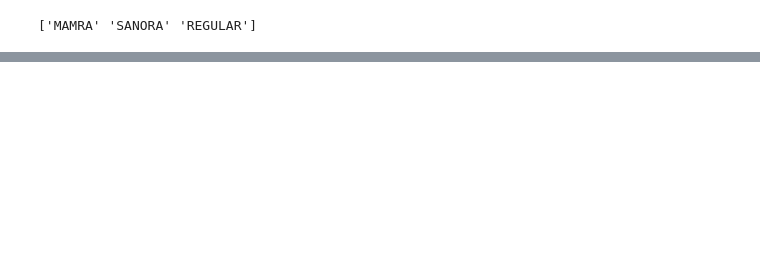
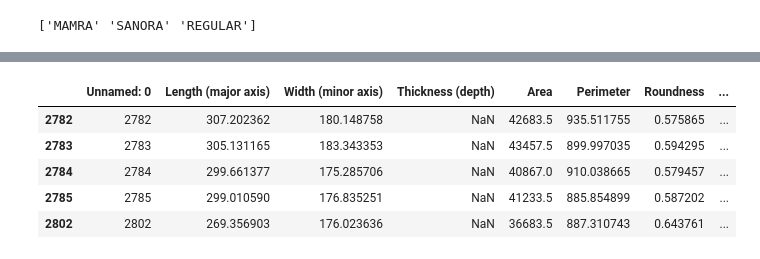
Before and after one commit to tarbazi/COS-711-Assignment-2, a Jupyter notebook: src/Almonds_Classifier.ipynb, the cells around one changed output, grey strips where cells are left out. Saved outputs shown, nothing was run; the diff lists cells and outputs as text; code cells hidden in the pictures; blank space fills up the shorter version.

Commit message:
Seperate dependent and independent variables

```diff
--- a/src/Almonds_Classifier.ipynb
+++ b/src/Almonds_Classifier.ipynb
@@ -55,0 +41,17 @@ plt.show()
+# %%
+myData.head()
+
+myCleanData = myData.dropna(subset = ["Area", "Perimeter", "Roundness", "Solidity", "Compactness", "Aspect Ratio", "Eccentricity", "Extent", "Convex hull(convex area)"])
+
+predictorVariables = myCleanData[["Length (major axis)", "Width (minor axis)", "Thickness (depth)", "Area", "Perimeter", "Roundness", "Solidity", "Compactness", "Aspect Ratio", "Eccentricity", "Extent", "Convex hull(convex area)"]]
+
+dependentVariable = myCleanData["Type"]
+#print(len(myCleanData))
+myCleanData.tail()
+# %% [output]
+|  | Unnamed: 0 | Length (major axis) | Width (minor axis) | Thickness (depth) | Area | Perimeter | Roundness | ... |
+| 2782 | 2782 | 307.202362 | 180.148758 | NaN | 42683.5 | 935.511755 | 0.575865 | ... |
+| 2783 | 2783 | 305.131165 | 183.343353 | NaN | 43457.5 | 899.997035 | 0.594295 | ... |
+| 2784 | 2784 | 299.661377 | 175.285706 | NaN | 40867.0 | 910.038665 | 0.579457 | ... |
+| 2785 | 2785 | 299.010590 | 176.835251 | NaN | 41233.5 | 885.854899 | 0.587202 | ... |
+| 2802 | 2802 | 269.356903 | 176.023636 | NaN | 36683.5 | 887.310743 | 0.643761 | ... |
```
Also changed, not shown: parts of 3 cells of this notebook, 1 other file.
